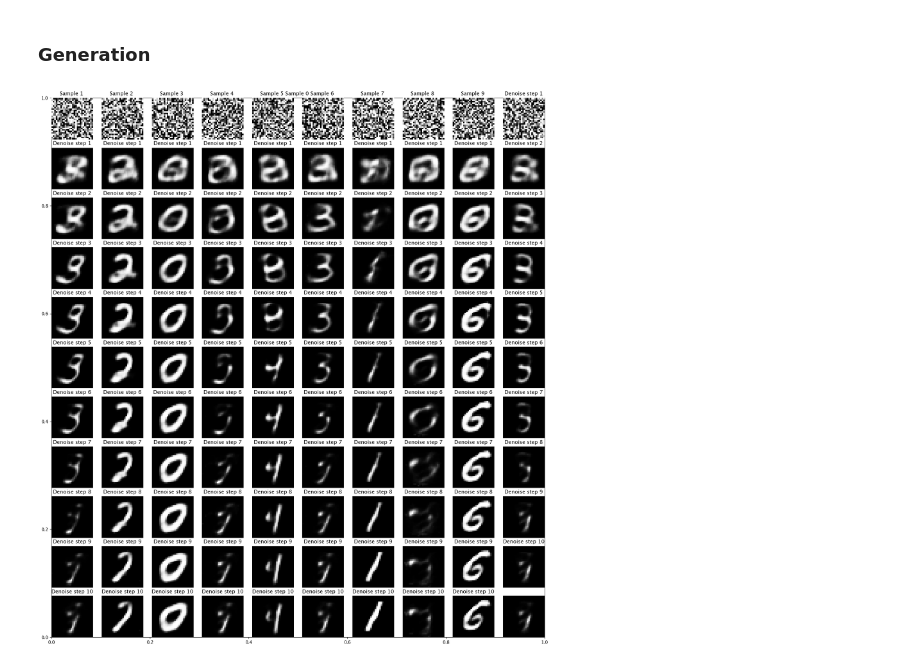
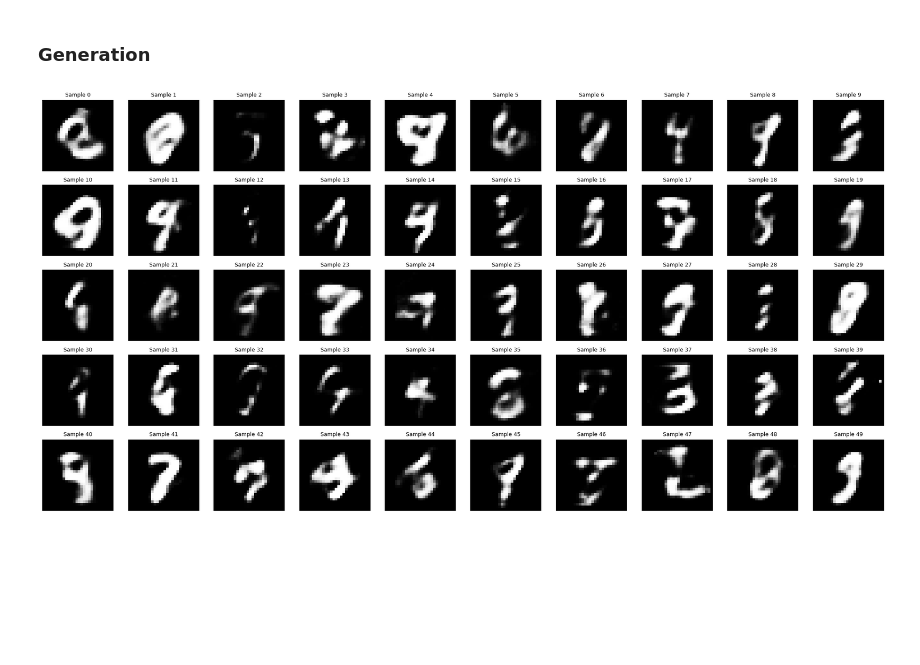
Before and after one commit to FrancescoMontanaro/Machine-Learning-from-scratch, a Jupyter notebook: Deep Learning/Generative AI/Autoencoders/denoising_autoencoder.ipynb, the cells around one changed output. Cells and saved outputs as stored; diff of their text form; code cells hidden in the pictures; blank space fills up the shorter version.

Commit message:
Fix generation and train autoencoders

```diff
--- a/Deep Learning/Generative AI/Autoencoders/denoising_autoencoder.ipynb
+++ b/Deep Learning/Generative AI/Autoencoders/denoising_autoencoder.ipynb
@@ -374,11 +346,0 @@ with context_manager.no_grad():
-# %%
-# Plot the denoised images
-plt.figure(figsize=(2*n_images, 2*len(denoised_images)))
-for i, images in enumerate(denoised_images):
-    for j, image in enumerate(images.data):
-        plt.title(f'Sample {j} ' if i == 0 else f'Denoise step {i}')
-        plt.subplot(len(denoised_images), n_images, i * n_images + j + 1)
-        plt.imshow(image, cmap='gray')
-        plt.axis('off')
-# %% [output]
-[figure, removed]
@@ -384,0 +365,33 @@ for i, images in enumerate(denoised_images):
+# %%
+# Decode sampled latent codes into image space
+with context_manager.no_grad():
+    # Set the decoder in evaluation mode
+    decoder.eval()
+
+    # Decode the sampled latent codes into image space
+    generated_flat = decoder(x=z).output
+
+# Reshape generated images to original image shape
+generated_images = generated_flat.reshape((-1, *X_train.shape[1:]))
+# %%
+# Plot generated samples
+n_cols = 10
+n_rows = int(np.ceil(n_images / n_cols))
+
+# Create a grid of subplots
+fig, axes = plt.subplots(n_rows, n_cols, figsize=(2 * n_cols, 2 * n_rows))
+axes = np.array(axes).reshape(n_rows, n_cols)
+
+# Loop over the subplots and display the generated images
+for idx in range(n_rows * n_cols):
+    ax = axes[idx // n_cols, idx % n_cols]
+    ax.axis('off')
+    if idx < n_images:
+        ax.imshow(generated_images.data[idx], cmap='gray')
+        ax.set_title(f'Sample {idx}', fontsize=9)
+
+# Adjust layout and display the plot
+plt.tight_layout()
+plt.show()
+# %% [output]
+[figure, added]
```
Also changed, not shown: parts of 6 cells of this notebook.
